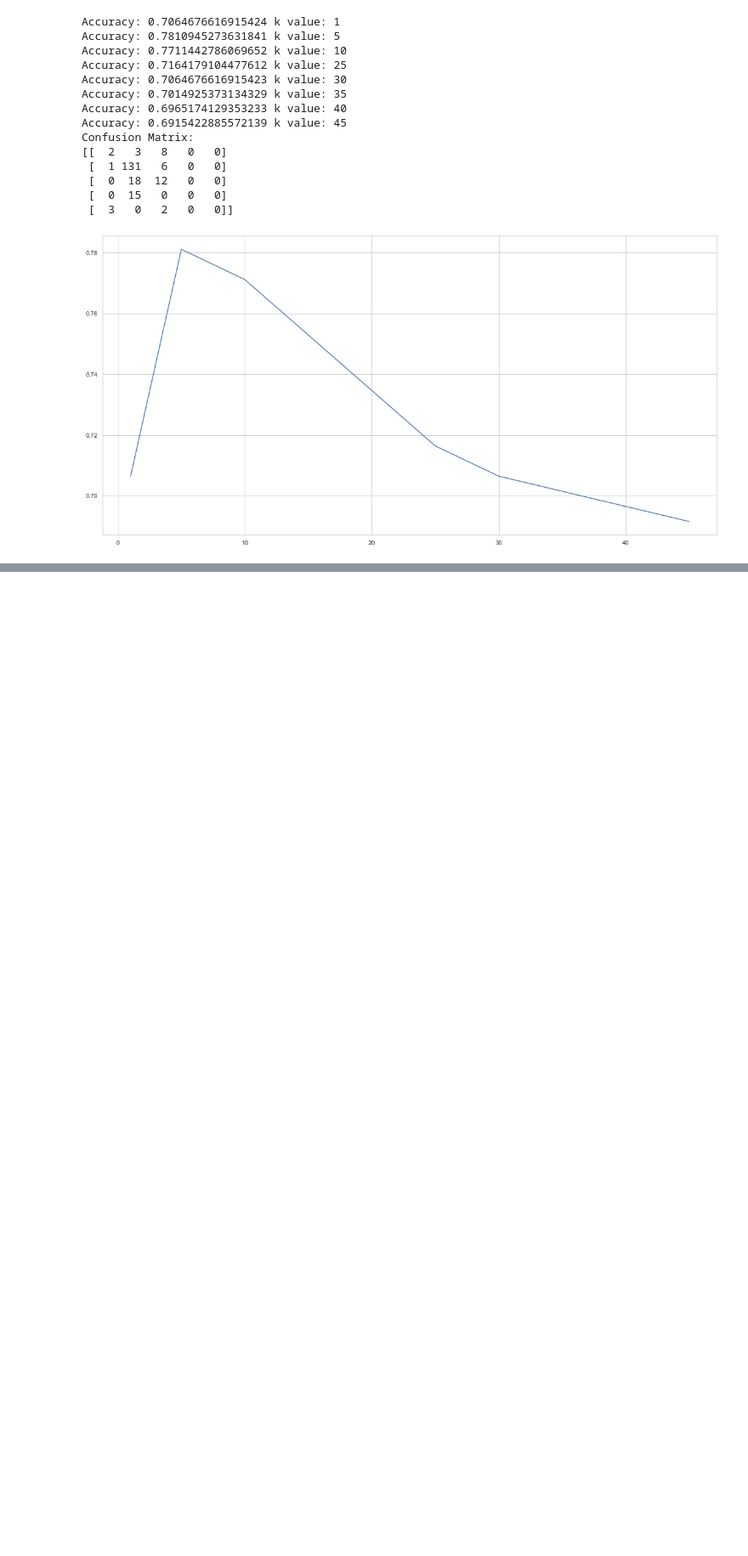
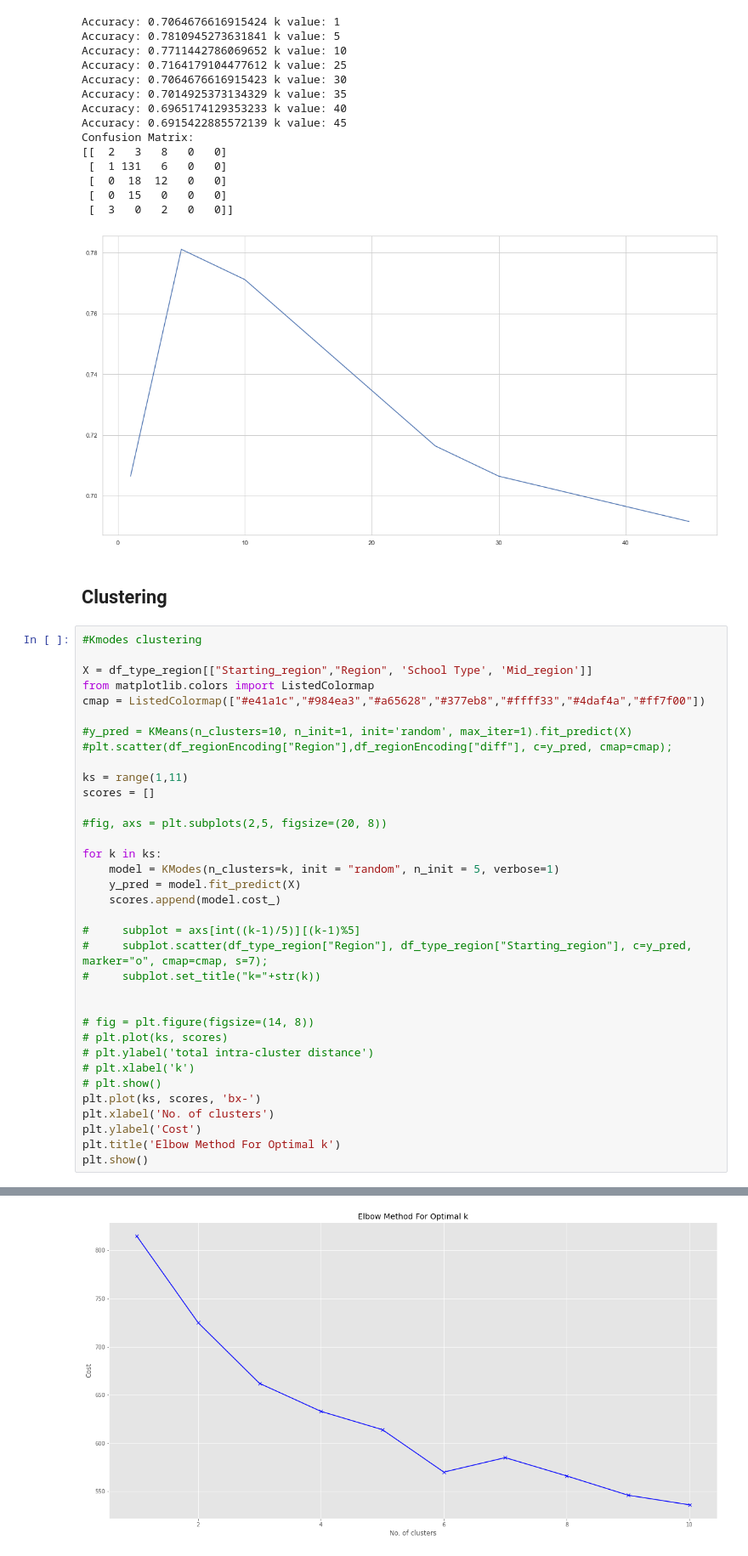
Before and after one commit to UU-Data-Science-Project/Degree-Analyzer, a Jupyter notebook: Project_File.ipynb, the cells around one changed output, grey strips where cells are left out. Shown at 85% size. Cells and saved outputs as stored; diff of their text form; blank space fills up the shorter version.

```diff
--- a/Project_File.ipynb
+++ b/Project_File.ipynb
@@ -969,3 +974,41 @@ Confusion Matrix:
  [  0  15   0   0   0]
  [  3   0   2   0   0]]
 [figure]
+# %% [markdown]
+## Clustering
+# %%
+#Kmodes clustering
+
+X = df_type_region[["Starting_region","Region", 'School Type', 'Mid_region']]
+from matplotlib.colors import ListedColormap
+cmap = ListedColormap(["#e41a1c","#984ea3","#a65628","#377eb8","#ffff33","#4daf4a","#ff7f00"])
+
+#y_pred = KMeans(n_clusters=10, n_init=1, init='random', max_iter=1).fit_predict(X)
+#plt.scatter(df_regionEncoding["Region"],df_regionEncoding["diff"], c=y_pred, cmap=cmap);
+
+ks = range(1,11)
+scores = []
+
+#fig, axs = plt.subplots(2,5, figsize=(20, 8))
+
+for k in ks:
+    model = KModes(n_clusters=k, init = "random", n_init = 5, verbose=1)
+    y_pred = model.fit_predict(X)
+    scores.append(model.cost_)
+
+#     subplot = axs[int((k-1)/5)][(k-1)%5]
+#     subplot.scatter(df_type_region["Region"], df_type_region["Starting_region"], c=y_pred,  marker="o", cmap=cmap, s=7);
+#     subplot.set_title("k="+str(k))
+
+
+# fig = plt.figure(figsize=(14, 8))
+# plt.plot(ks, scores)
+# plt.ylabel('total intra-cluster distance')
+# plt.xlabel('k')
+# plt.show()
+plt.plot(ks, scores, 'bx-')
+plt.xlabel('No. of clusters')
+plt.ylabel('Cost')
+plt.title('Elbow Method For Optimal k')
+plt.show()
+# %% [output]
@@ -971,0 +1032 @@ Confusion Matrix:
+[figure, added]
```
Also changed, not shown: parts of 7 cells of this notebook.
